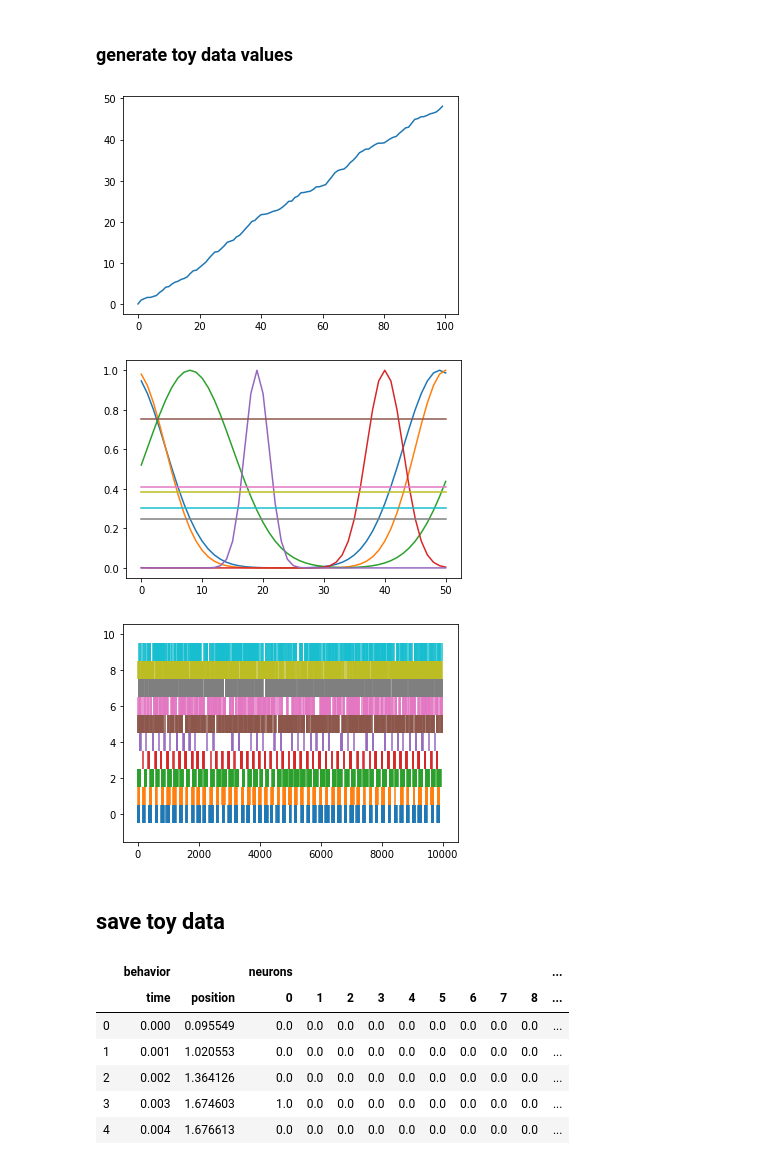
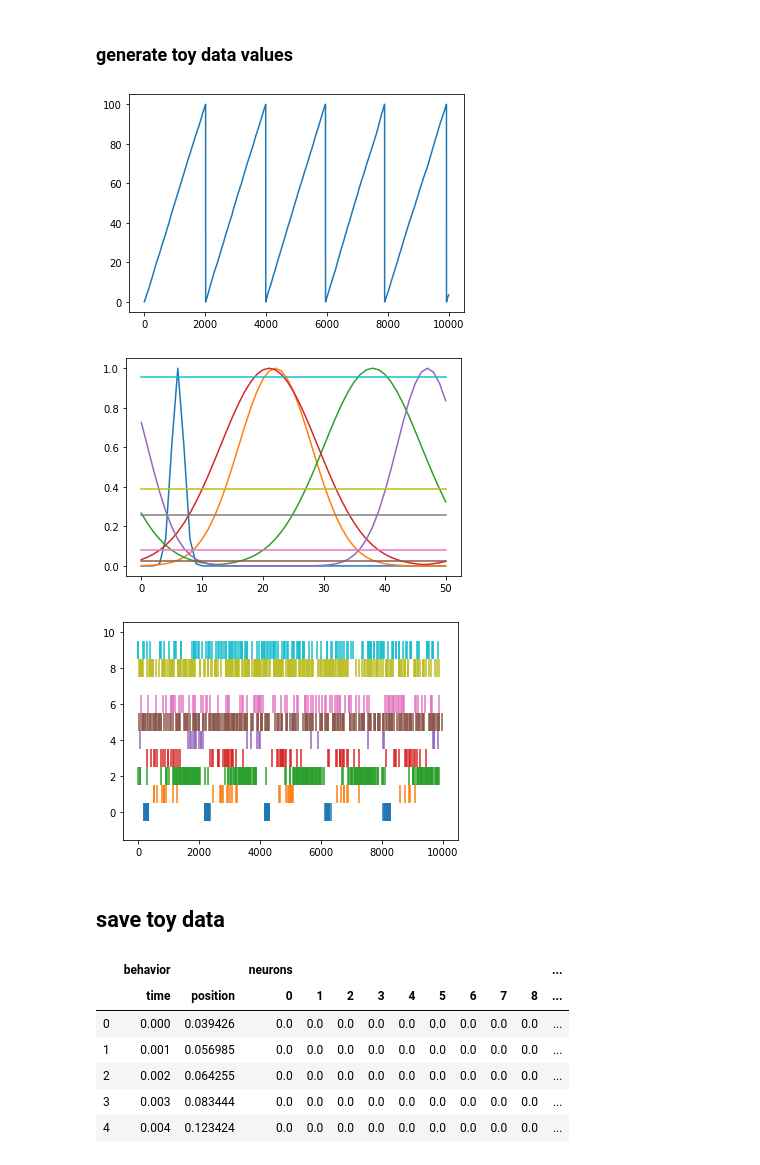
Before and after one commit to stephprince/place-cell-tutorial, a Jupyter notebook: generate_toy_data.ipynb, the cells around one changed output. Drawn from its saved outputs; the diff is of its cells as text; code cells hidden in the pictures.

```diff
--- a/generate_toy_data.ipynb
+++ b/generate_toy_data.ipynb
@@ -18,11 +18,11 @@ max_position = 100 #meters
 step = round(max_position/n_positionbins)
 n_placecells = 5
 n_cells = 10
-firing_rate_minmax = [1,100] #min and max FR values
+firing_rate_minmax = [1,30] #min and max FR values
 # %% [markdown]
 ### generate toy data values
 # %%
-np.random.seed(1111)
+np.random.seed(1010)
 
 #make time vect
 time = np.linspace(0,n_samples/samp_rate,n_samples)
@@ -31,44 +31,44 @@ time = np.linspace(0,n_samples/samp_rate,n_samples)
 pos = np.zeros([n_samples])
 for i in range(n_samples):
     if pos[i-1] < max_position:
-        pos[i] = pos[i-1] + np.random.uniform()
+        pos[i] = pos[i-1] + np.random.uniform()/10
     else:
         pos[i] = 0
 fig1 = plt.figure(1)
-p1 = plt.plot(pos[0:int(n_samples/100)])
+p1 = plt.plot(pos)
 
 #make spatial maps for each neuron
 place_fields = np.empty(shape=(n_cells,51), dtype=object)
 for i in range(n_placecells):
     dist = signal.gaussian(51, std=np.random.randint(1,10))  #make place cells have gaussian dists
     dist_start_loc = np.random.randint(1,51)
     dist_inds = range(dist_start_loc,dist_start_loc+51)
     place_fields[i,:] = dist.take(dist_inds, mode='wrap')
 for i in range(n_placecells,n_cells):
     place_fields[i,:] = np.ones([1,51])*np.random.uniform() #make non-place cells have uniform dists
 fig2 = plt.figure(2)
 p2 = plt.plot(np.transpose(place_fields))
 cmap = plt.get_cmap("tab10")
 
 #convert from spatial map of spike counts for each place cell
 firing_rates = np.random.uniform(low=firing_rate_minmax[0],high=firing_rate_minmax[1], size=(1,n_cells))
 spike_counts = np.round(firing_rates/samp_rate*n_samples) #(X samples) / (Y samples/sec) * Z (spikes/sec) -> spikes
 place_fields_norm = place_fields/place_fields.sum(axis=1,keepdims=True)
 spike_counts_map = place_fields_norm*spike_counts.T
 
 #distribute spikes throughout time series in random bins corresponding to position
 fig3 = plt.figure(3)
 spike_vects = np.zeros([n_cells,n_samples])
 for c in range(n_cells):
     for idx, ibin in enumerate([[i, i+step] for i in range(0, max_position, step)]):
         pos_inds = np.where((pos >= min(ibin)) & (pos < max(ibin)))[0]
         inds_to_fill = random.sample(range(len(pos_inds)),round(spike_counts_map[c,idx]))
         spike_vects[c,pos_inds[inds_to_fill]] = np.ones(np.shape(inds_to_fill))
     p3 = plt.eventplot(np.where(spike_vects[c,:])[0],lineoffsets = c, colors = cmap(c))
 # %% [output]
-[figure, old version]
+[figure, new version]
-[figure, old version]
+[figure, new version]
-[figure, old version]
+[figure, new version]
 # %% [markdown]
 ## save toy data
 # %%
@@ -78,8 +78,8 @@ df.head()
 # %% [output]
 |  | behavior |  | neurons |  |  |  |  |  |  |  |  | ... |
 |  | time | position | 0 | 1 | 2 | 3 | 4 | 5 | 6 | 7 | 8 | ... |
-| 0 | 0.000 | 0.095549 | 0.0 | 0.0 | 0.0 | 0.0 | 0.0 | 0.0 | 0.0 | 0.0 | 0.0 | ... |
-| 1 | 0.001 | 1.020553 | 0.0 | 0.0 | 0.0 | 0.0 | 0.0 | 0.0 | 0.0 | 0.0 | 0.0 | ... |
-| 2 | 0.002 | 1.364126 | 0.0 | 0.0 | 0.0 | 0.0 | 0.0 | 0.0 | 0.0 | 0.0 | 0.0 | ... |
-| 3 | 0.003 | 1.674603 | 1.0 | 0.0 | 0.0 | 0.0 | 0.0 | 0.0 | 0.0 | 0.0 | 0.0 | ... |
-| 4 | 0.004 | 1.676613 | 0.0 | 0.0 | 0.0 | 0.0 | 0.0 | 0.0 | 0.0 | 0.0 | 0.0 | ... |
+| 0 | 0.000 | 0.039426 | 0.0 | 0.0 | 0.0 | 0.0 | 0.0 | 0.0 | 0.0 | 0.0 | 0.0 | ... |
+| 1 | 0.001 | 0.056985 | 0.0 | 0.0 | 0.0 | 0.0 | 0.0 | 0.0 | 0.0 | 0.0 | 0.0 | ... |
+| 2 | 0.002 | 0.064255 | 0.0 | 0.0 | 0.0 | 0.0 | 0.0 | 0.0 | 0.0 | 0.0 | 0.0 | ... |
+| 3 | 0.003 | 0.083444 | 0.0 | 0.0 | 0.0 | 0.0 | 0.0 | 0.0 | 0.0 | 0.0 | 0.0 | ... |
+| 4 | 0.004 | 0.123424 | 0.0 | 0.0 | 0.0 | 0.0 | 0.0 | 0.0 | 0.0 | 0.0 | 0.0 | ... |
```
Also changed, not shown: 2 other files.
